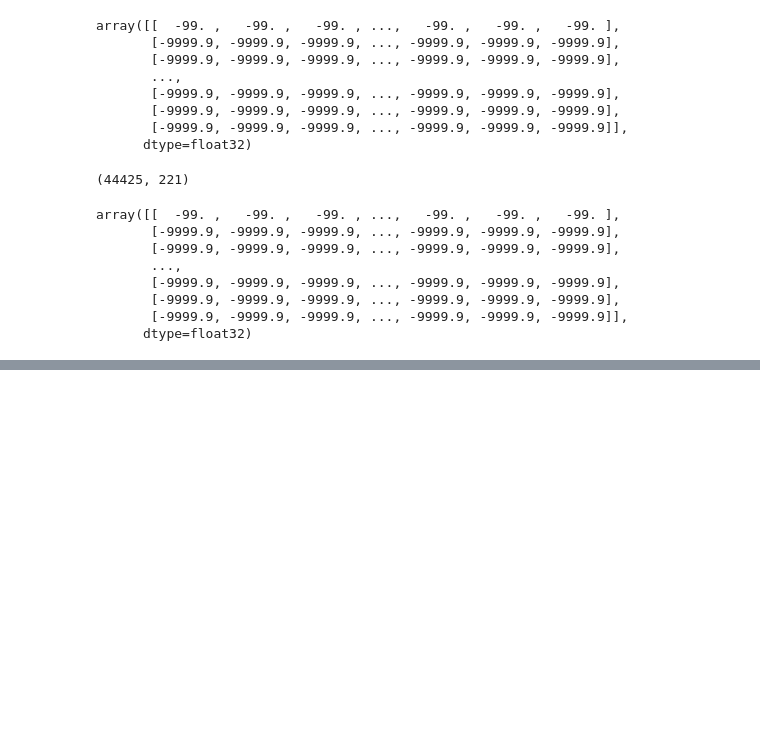
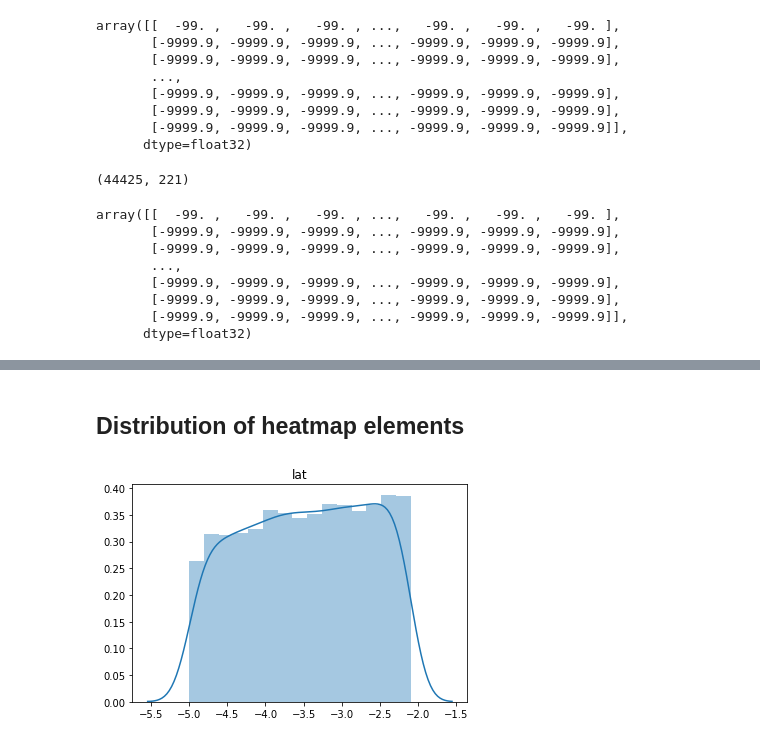
Before and after one commit to SD325/NASA_Internship_2020, a Jupyter notebook: NASA_Initial_Data_Exploration.ipynb, the cells around one changed output, grey strips where cells are left out. Drawn from its saved outputs; the diff is of its cells as text; code cells hidden in the pictures; blank space fills up the shorter version.

```diff
--- a/NASA_Initial_Data_Exploration.ipynb
+++ b/NASA_Initial_Data_Exploration.ipynb
@@ -262,0 +268,8 @@ plt.show()
+# %% [markdown]
+## Distribution of heatmap elements
+# %%
+sns.distplot(lat)
+plt.title("lat")
+plt.show()
+# %% [output]
+[figure, added]
```
Also changed, not shown: parts of 7 cells of this notebook.
